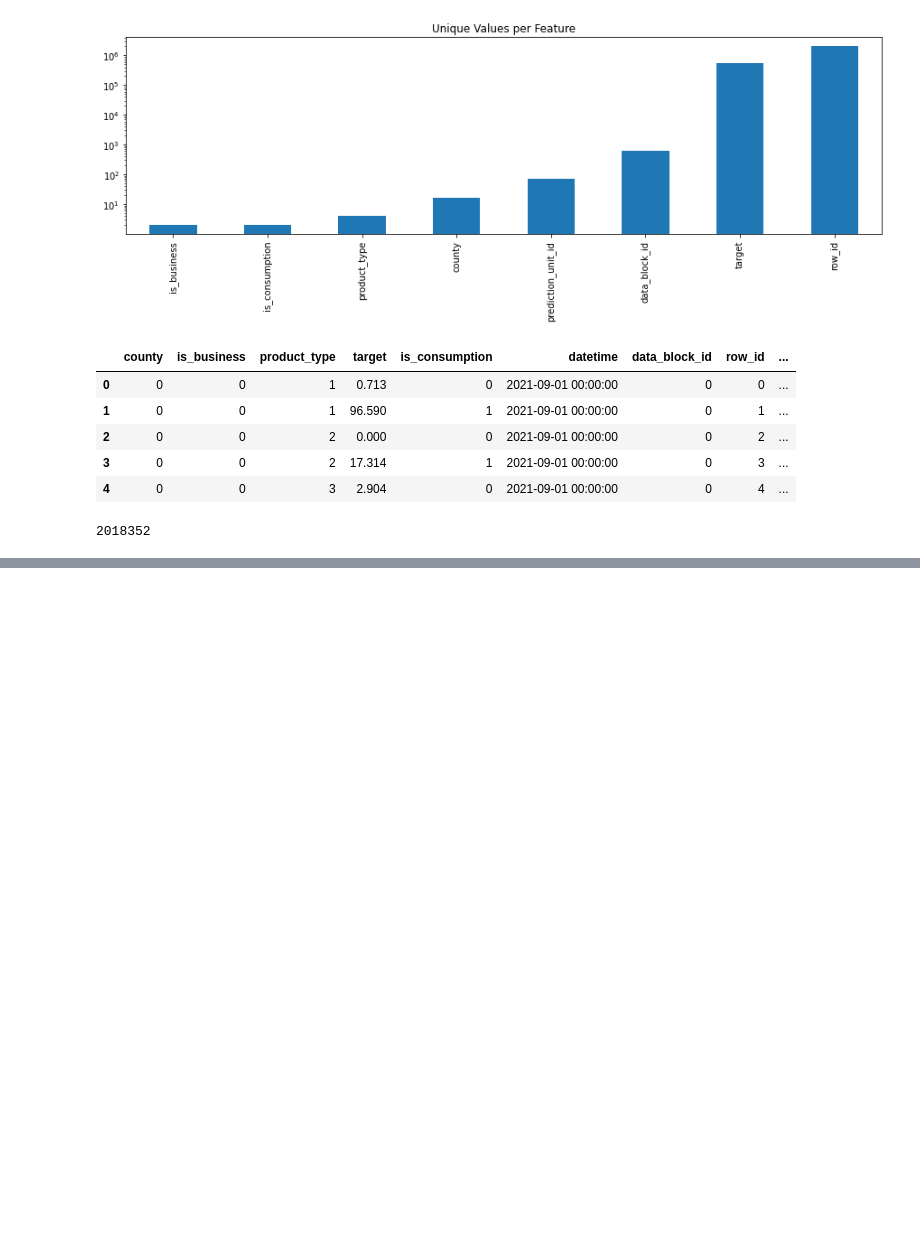
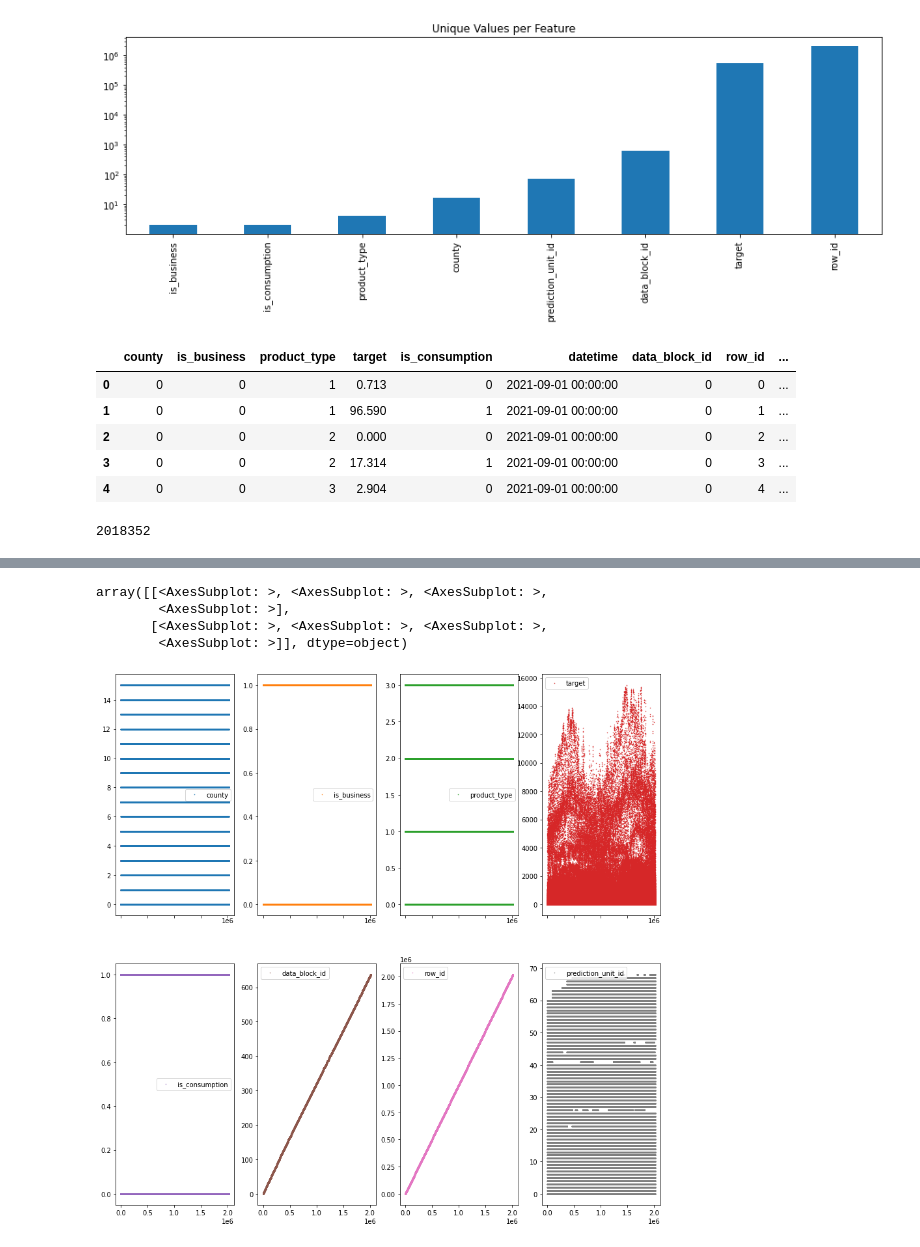
Before and after one commit to sitsawek/data-science-project, a Jupyter notebook: predict-energy-behavior-of-prosumers.ipynb, the cells around one changed output, grey strips where cells are left out. Cells and saved outputs as stored; diff of their text form; code cells hidden in the pictures; blank space fills up the shorter version.

```diff
--- a/predict-energy-behavior-of-prosumers.ipynb
+++ b/predict-energy-behavior-of-prosumers.ipynb
@@ -78,0 +121,8 @@ train_df.shape
+# %%
+train_df.plot(lw=0, marker='.', subplots=True, layout=(-1,4), figsize=(15,15), markersize=1)
+# %% [output]
+array([[<AxesSubplot: >, <AxesSubplot: >, <AxesSubplot: >,
+        <AxesSubplot: >],
+       [<AxesSubplot: >, <AxesSubplot: >, <AxesSubplot: >,
+        <AxesSubplot: >]], dtype=object)
+[figure, added]
```
Also changed, not shown: parts of 10 cells of this notebook.
